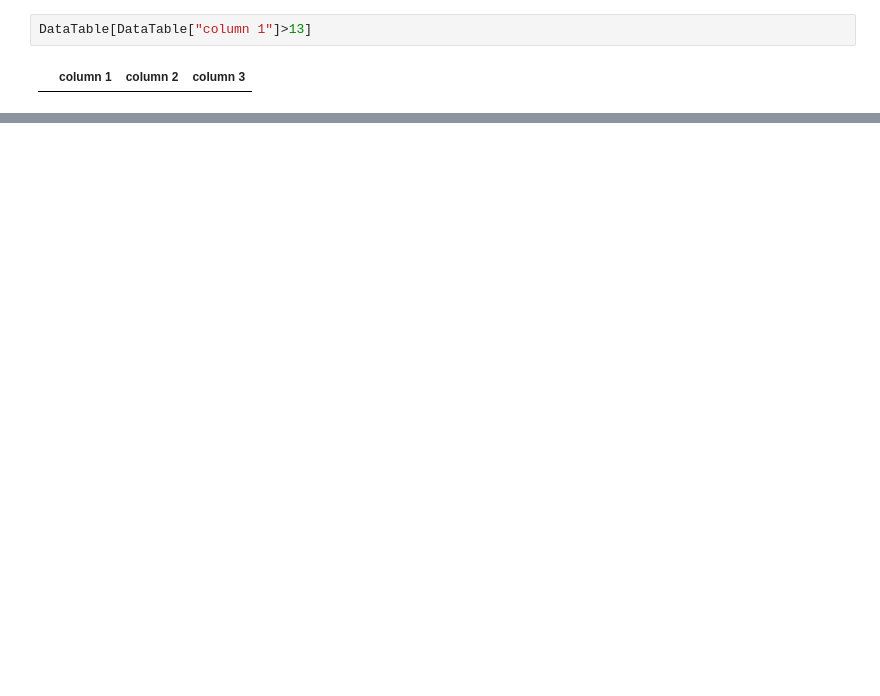
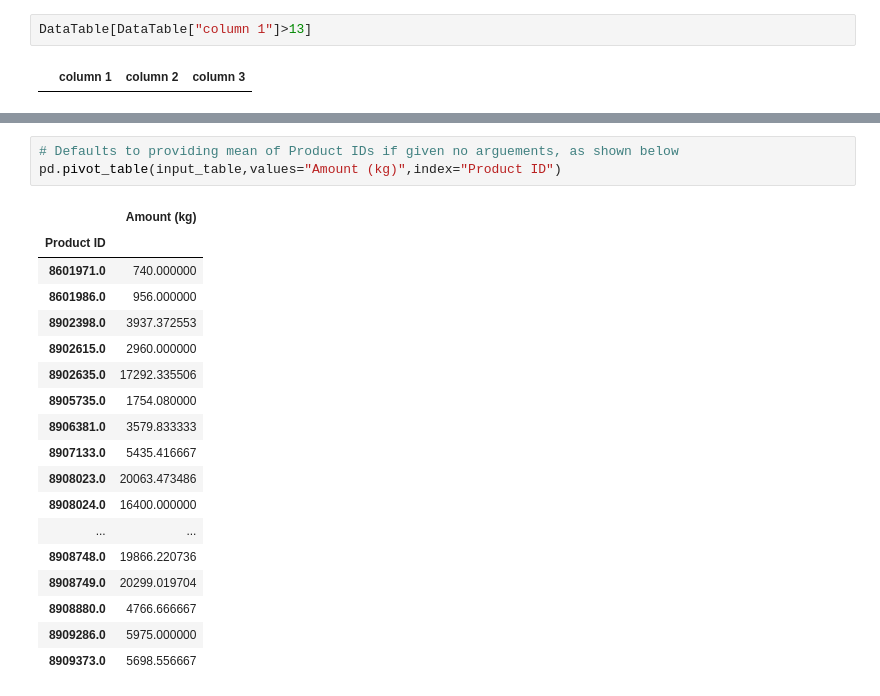
Before and after one commit to EthanRosehart/schulich_data_science, a Jupyter notebook: term2/Predictive_Modeling/class2.ipynb, the cells around one changed output, grey strips where cells are left out. Saved outputs shown, nothing was run; the diff lists cells and outputs as text; blank space fills up the shorter version.

```diff
--- a/term2/Predictive_Modeling/class2.ipynb
+++ b/term2/Predictive_Modeling/class2.ipynb
@@ -202,0 +227,22 @@ FileNotFoundError: [Errno 2] No such file or directory: 'sales_data.csv'
+# %%
+# Defaults to providing mean of Product IDs if given no arguements, as shown below
+pd.pivot_table(input_table,values="Amount (kg)",index="Product ID")
+# %% [output]
+|  | Amount (kg) |
+| Product ID |  |
+| 8601971.0 | 740.000000 |
+| 8601986.0 | 956.000000 |
+| 8902398.0 | 3937.372553 |
+| 8902615.0 | 2960.000000 |
+| 8902635.0 | 17292.335506 |
+| 8905735.0 | 1754.080000 |
+| 8906381.0 | 3579.833333 |
+| 8907133.0 | 5435.416667 |
+| 8908023.0 | 20063.473486 |
+| 8908024.0 | 16400.000000 |
+| ... | ... |
+| 8908748.0 | 19866.220736 |
+| 8908749.0 | 20299.019704 |
+| 8908880.0 | 4766.666667 |
+| 8909286.0 | 5975.000000 |
+| 8909373.0 | 5698.556667 |
```
Also changed, not shown: parts of 14 cells of this notebook.
